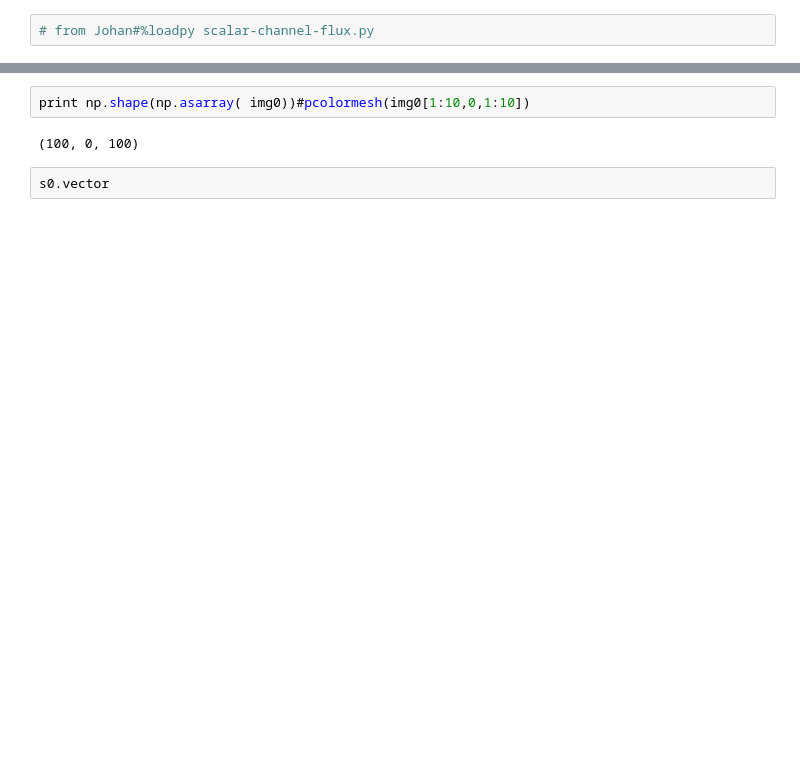
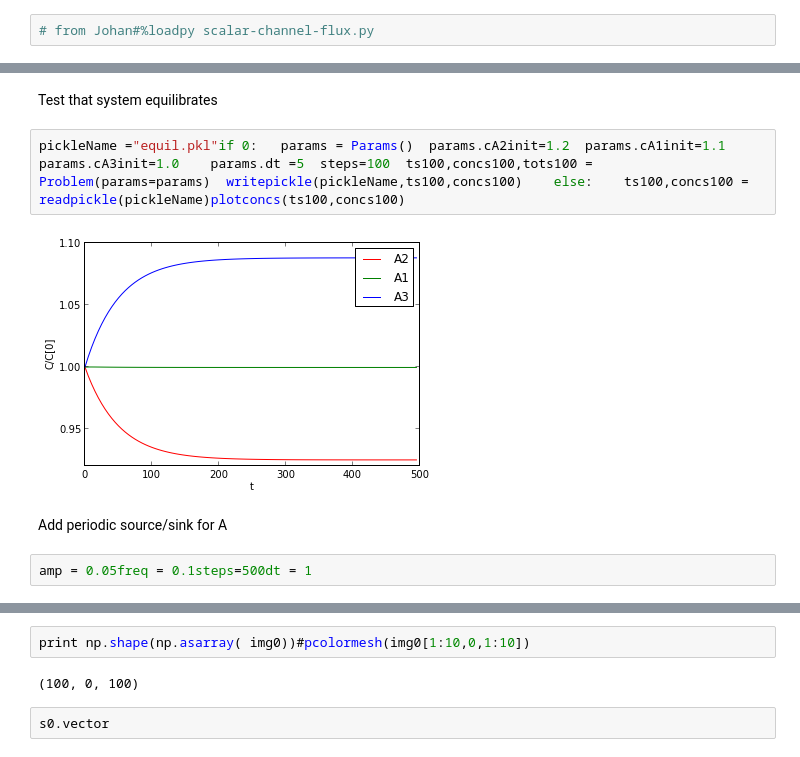
Before and after one commit to huskeypm/enzymekineticsacs, a Jupyter notebook: pdeode.ipynb, the cells around one changed output, grey strips where cells are left out. Saved outputs shown, nothing was run; the diff lists cells and outputs as text; blank space fills up the shorter version.

```diff
--- a/pdeode.ipynb
+++ b/pdeode.ipynb
@@ -16,0 +29,10 @@ plt.figure()fig, ax1 = plt.subplots()ax1.plot(ts,tots[:,0],'b',label="PDE0")#ax1
+# %% [markdown]
+Test that system equilibrates
+# %%
+pickleName ="equil.pkl"if 0:   params = Params()  params.cA2init=1.2  params.cA1init=1.1  params.cA3init=1.0    params.dt =5  steps=100  ts100,concs100,tots100 = Problem(params=params)  writepickle(pickleName,ts100,concs100)    else:    ts100,concs100 = readpickle(pickleName)plotconcs(ts100,concs100)
+# %% [output]
+[figure, added]
+# %% [markdown]
+Add periodic source/sink for A
+# %%
+amp = 0.05freq = 0.1steps=500dt = 1
```
Also changed, not shown: parts of 14 cells of this notebook, 1 other file.
